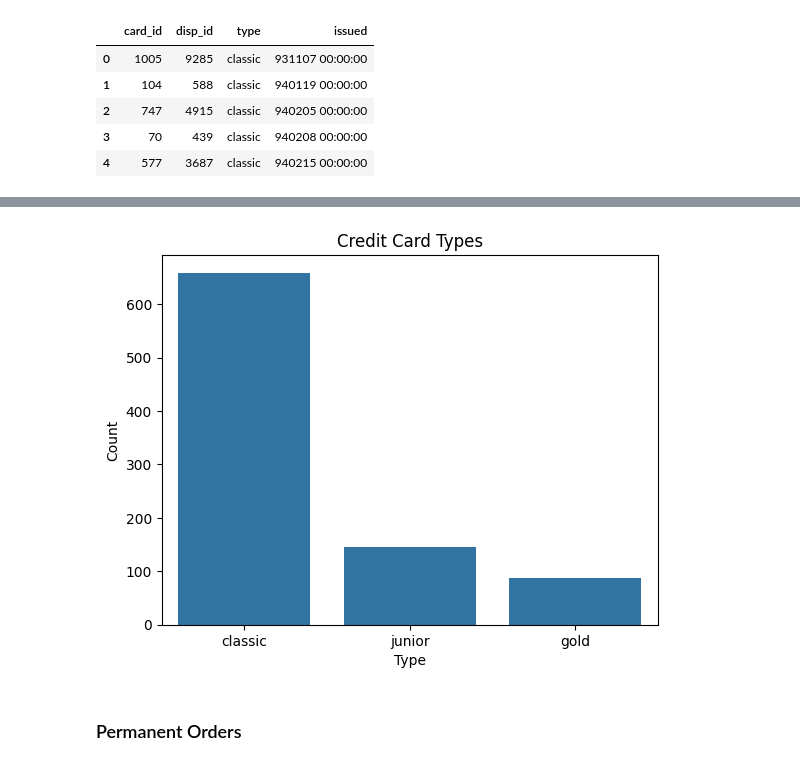
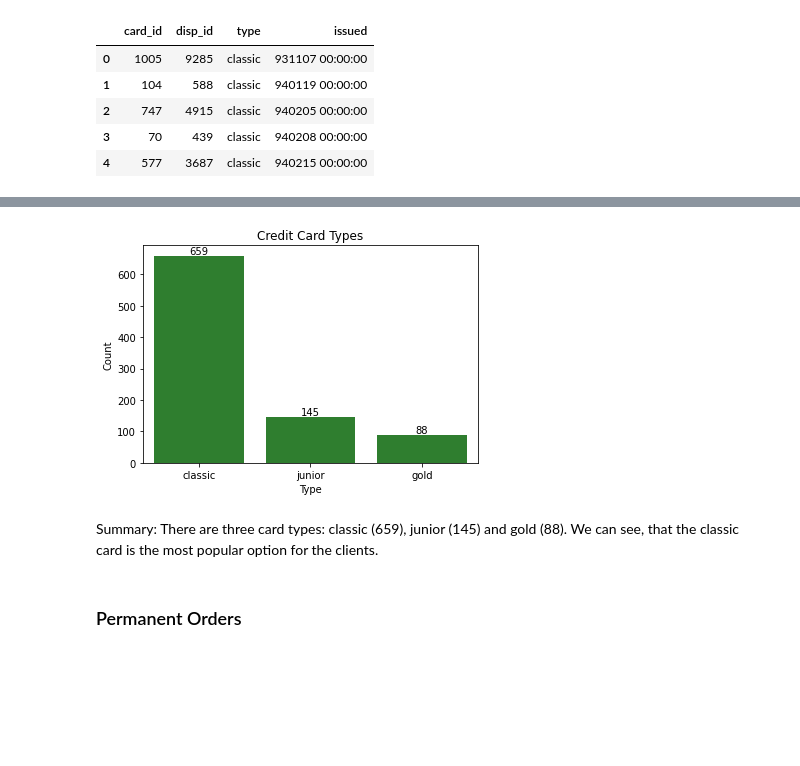
Before and after one commit to NikodemWojtczak/FHNW_AML, a Jupyter notebook: Niko_notebook.ipynb, the cells around one changed output, grey strips where cells are left out. Cells and saved outputs as stored; diff of their text form; code cells hidden in the pictures; blank space fills up the shorter version.

```diff
--- a/Niko_notebook.ipynb
+++ b/Niko_notebook.ipynb
@@ -295 +688,27 @@ Name: count, dtype: int64
+# %%
+# Renaming column type into English
+translations = {
+    "PRIJEM": "credit",
+    "VYDAJ": "withdrawal"
+}
+
+trans['type'] = trans['type'].map(translations)
+#print(trans.head())
+# %%
+# Renaming column k-symbol into English. Service is defined as hairdresser or other services. Sanction interest is only if the balance is negative.
+translations = {
+    "POJISTNE": "insurrance_payment",
+    "SLUZBY": "service",
+    "UROK":"interest_credited",
+    "SANKC. UROK": "sanction_interest",
+    "SIPO": "household",
+    "DUCHOD": "pension",
+    "UVER": "loan_payment"
+}
+
+trans['k_symbol'] = trans['k_symbol'].map(translations)
+#print(trans.head)
+# %%
+# Renaming k-symbol into transaction_type
+trans = trans.rename(columns={'k_symbol': 'transaction_type'})
 # %%
@@ -422,0 +957,11 @@ Name: count, dtype: int64
+# %%
+# Making the table readable (issued means ausgestellt)
+card['issued'] = pd.to_datetime(card['issued'], format='%y%m%d %H:%M:%S', errors='coerce')
+
+table = PrettyTable()
+table.field_names = ["card_id", "disp_id", "type", "issued"]
+
+for index, row in card.head(10).iterrows():
+    table.add_row([row['card_id'], row['disp_id'], row['type'], row['issued']])
+
+print(table)
@@ -423,11 +983,16 @@ Name: count, dtype: int64
 # %%
-sns.countplot(data=card, x='type')
+# How many users does every card type have?
+ax = sns.countplot(data=card, x='type', color='forestgreen')
 plt.title('Credit Card Types')
 plt.xlabel('Type')
 plt.ylabel('Count')
+for bar in ax.containers:
+    ax.bar_label(bar, fmt='%d', label_type='edge', fontsize=10, color='black')
 plt.show()
 # %% [output]
-[figure, old version]
+[figure, new version]
+# %% [markdown]
+Summary: There are three card types: classic (659), junior (145) and gold (88). We can see, that the classic card is the most popular option for the clients.
 # %% [markdown]
 ### Permanent Orders
 # %%
```
Also changed, not shown: parts of 98 cells of this notebook.
